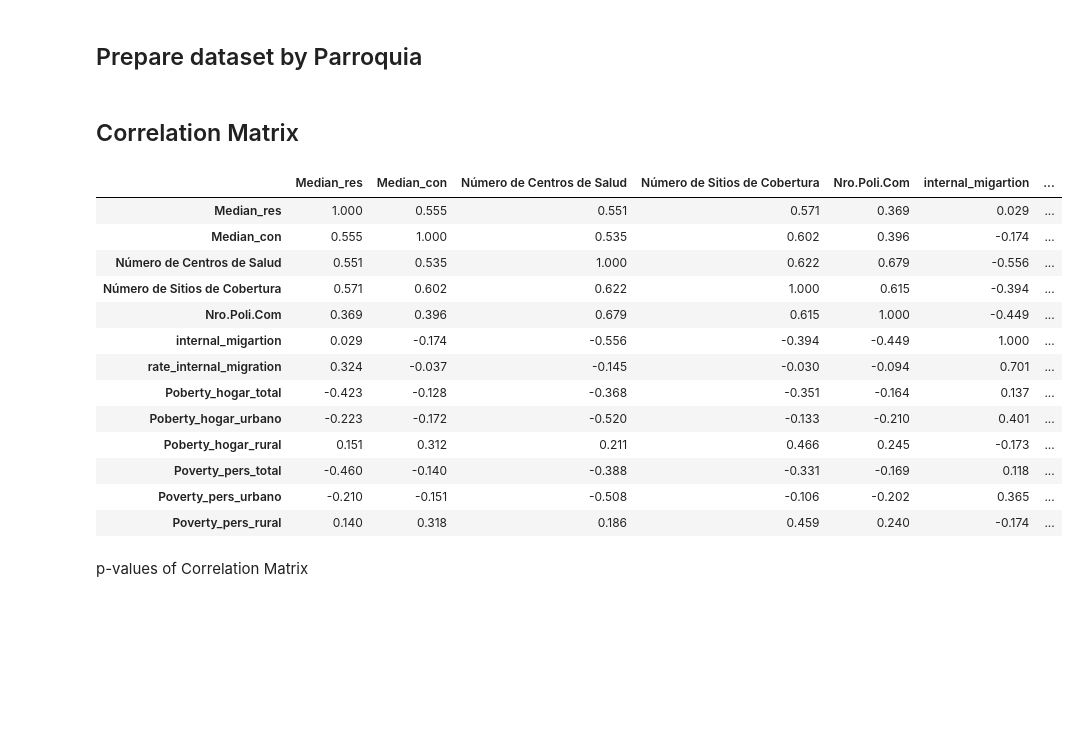
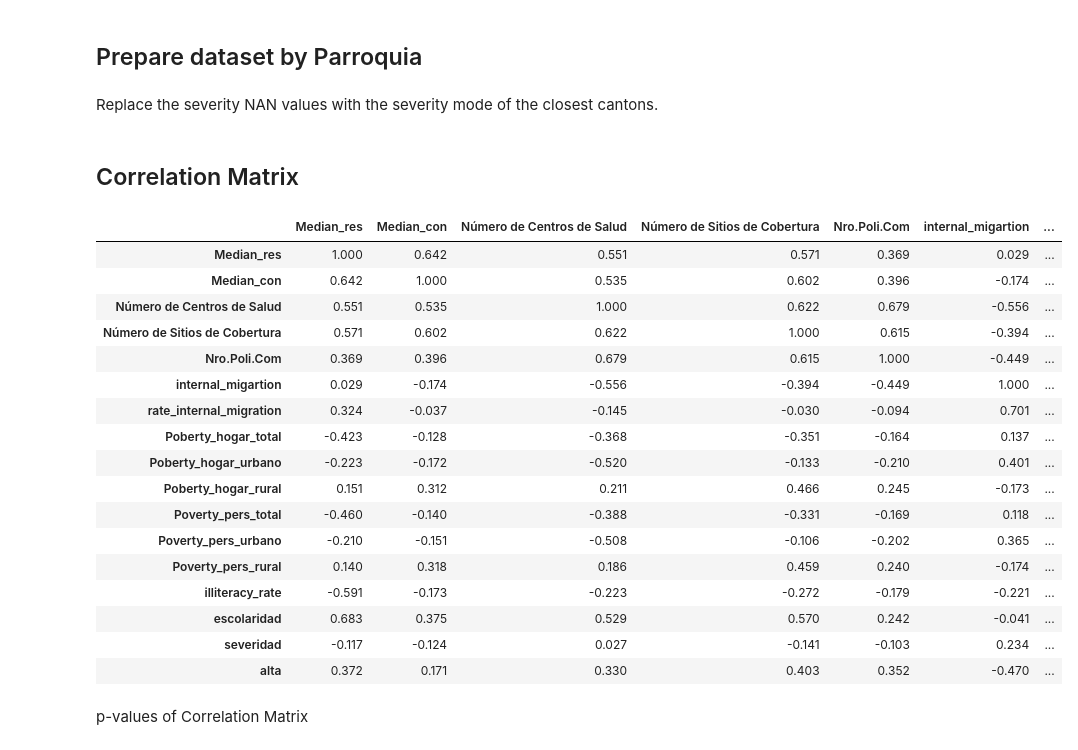
Before and after one commit to aamaguay/Preparing-Eathquake-Ec, a Jupyter notebook: Notebooks/Processing and Metrics.ipynb, the cells around one changed output. Cells and saved outputs as stored; diff of their text form; code cells hidden in the pictures; blank space fills up the shorter version.

```diff
--- a/Notebooks/Processing and Metrics.ipynb
+++ b/Notebooks/Processing and Metrics.ipynb
@@ -504,3 +511,22 @@ df_merged = round( reduce(lambda  left,right: pd.merge(left,right,on=['index'],
 #plt.show()
 
 # adicionar manga del cura al canton EL CARMEN
+# %%
+final_df_canton = pd.merge(df_merged,
+         pd.read_csv("../Data/autocorr_labels.csv").rename(columns={'CantonEvento': 'index'})[['index','severidad']],
+         on=['index'],how='left').merge(
+    pd.read_csv("../Data/casas_alta_afectacion.csv").groupby('CANTON').sum().reset_index().rename(columns={'CANTON': 'index'})
+    [['index','alta']], on=['index'],how='left')
+# %% [markdown]
+Replace the severity NAN values with the severity mode of the closest cantons.
+# %%
+moda_faltante = list(final_df_canton.loc[ ( (final_df_canton['index']== '24 DE MAYO') |
+                (final_df_canton['index']== 'OLMEDO')|
+                (final_df_canton['index']== 'PUERTO LOPEZ') |
+                (final_df_canton['index']== 'MONTECRISTI') |
+                (final_df_canton['index']== 'MANTA')|
+               (final_df_canton['index']== 'SANTA ANA')|
+               (final_df_canton['index']== 'PORTOVIEJO')|
+               (final_df_canton['index']== 'JARAMIJO') ), 'severidad'].mode().values)[0]
+
+final_df_canton.loc[final_df_canton.severidad.isna(), 'severidad']= moda_faltante
@@ -507,11 +545,11 @@ df_merged = round( reduce(lambda  left,right: pd.merge(left,right,on=['index'],
 # %% [markdown]
 ## Correlation Matrix
 # %%
-round(df_merged.corr(method='spearman'),3)
+round(final_df_canton.corr(method='spearman'),3)
 # %% [output]
 |  | Median_res | Median_con | Número de Centros de Salud | Número de Sitios de Cobertura | Nro.Poli.Com | internal_migartion | ... |
-| Median_res | 1.000 | 0.555 | 0.551 | 0.571 | 0.369 | 0.029 | ... |
-| Median_con | 0.555 | 1.000 | 0.535 | 0.602 | 0.396 | -0.174 | ... |
+| Median_res | 1.000 | 0.642 | 0.551 | 0.571 | 0.369 | 0.029 | ... |
+| Median_con | 0.642 | 1.000 | 0.535 | 0.602 | 0.396 | -0.174 | ... |
 | Número de Centros de Salud | 0.551 | 0.535 | 1.000 | 0.622 | 0.679 | -0.556 | ... |
 | Número de Sitios de Cobertura | 0.571 | 0.602 | 0.622 | 1.000 | 0.615 | -0.394 | ... |
 | Nro.Poli.Com | 0.369 | 0.396 | 0.679 | 0.615 | 1.000 | -0.449 | ... |
@@ -523,6 +561,10 @@ round(df_merged.corr(method='spearman'),3)
 | Poverty_pers_total | -0.460 | -0.140 | -0.388 | -0.331 | -0.169 | 0.118 | ... |
 | Poverty_pers_urbano | -0.210 | -0.151 | -0.508 | -0.106 | -0.202 | 0.365 | ... |
 | Poverty_pers_rural | 0.140 | 0.318 | 0.186 | 0.459 | 0.240 | -0.174 | ... |
+| illiteracy_rate | -0.591 | -0.173 | -0.223 | -0.272 | -0.179 | -0.221 | ... |
+| escolaridad | 0.683 | 0.375 | 0.529 | 0.570 | 0.242 | -0.041 | ... |
+| severidad | -0.117 | -0.124 | 0.027 | -0.141 | -0.103 | 0.234 | ... |
+| alta | 0.372 | 0.171 | 0.330 | 0.403 | 0.352 | -0.470 | ... |
 # %% [markdown]
 p-values of Correlation Matrix
 # %%
```
Also changed, not shown: parts of 19 cells of this notebook, 5 other files.
